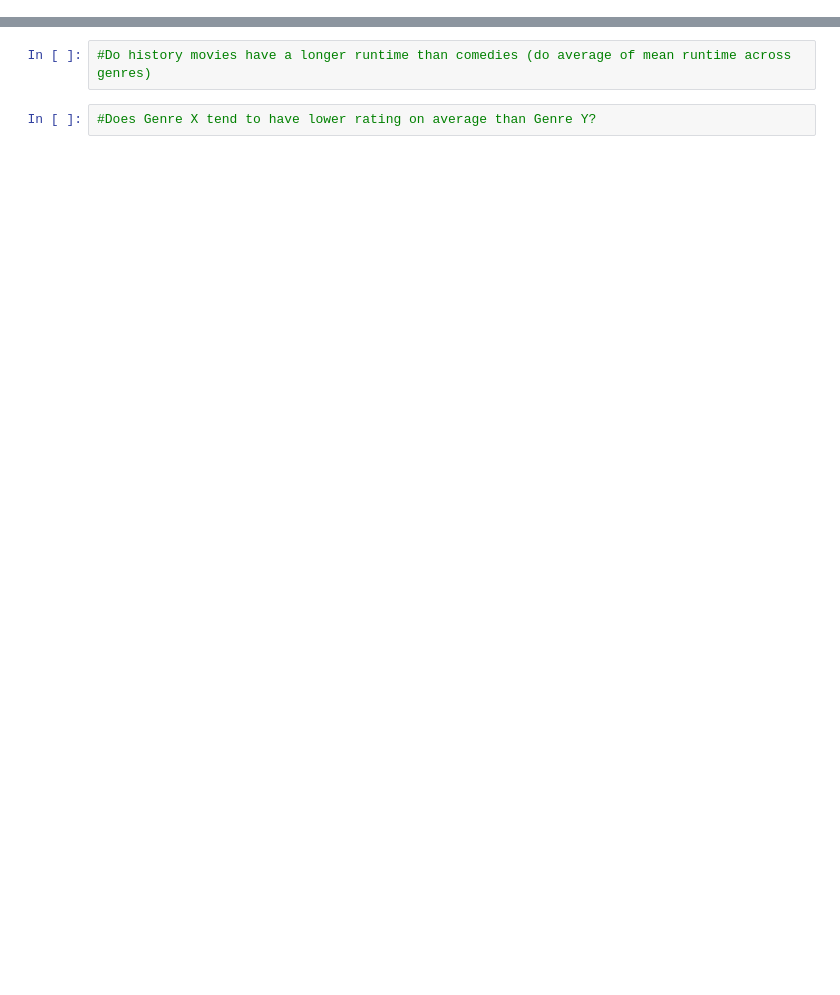
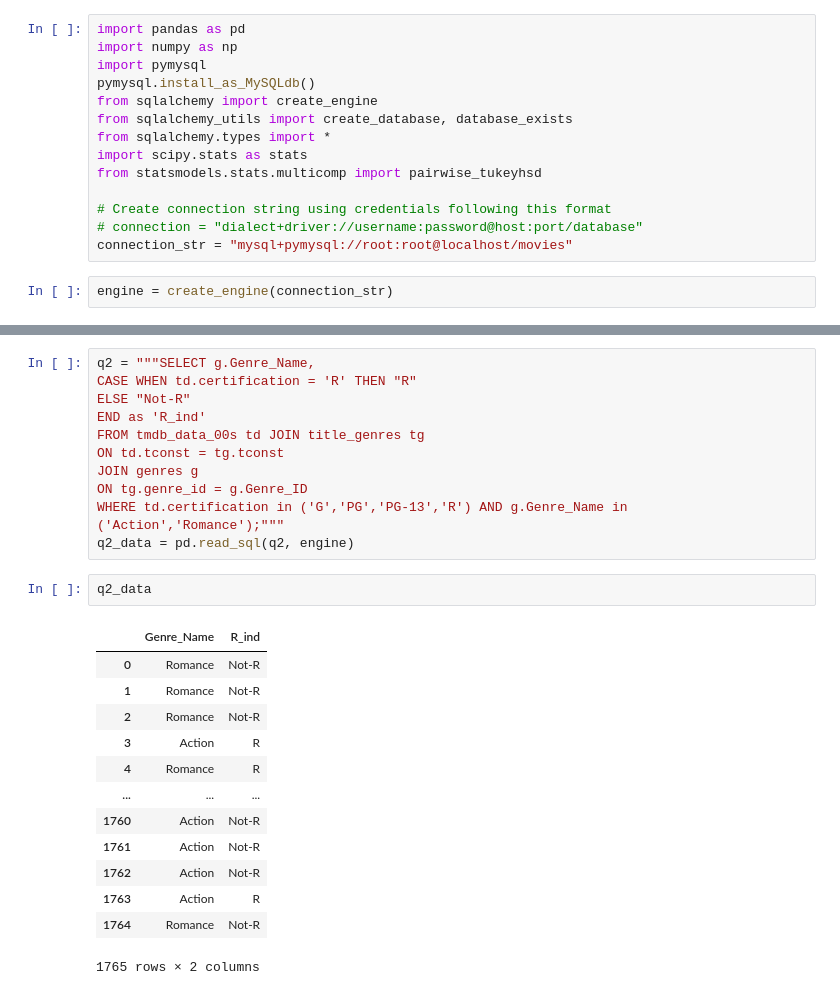
Before and after one commit to Richard-Shimada/Movie-Revenue-and-Ratings, a Jupyter notebook: Project 3 - Part 4 (Hypothesis testing).ipynb, the cells around one changed output, grey strips where cells are left out. Saved outputs shown, nothing was run; the diff lists cells and outputs as text; blank space fills up the shorter version.

```diff
--- a/Project 3 - Part 4 (Hypothesis testing).ipynb
+++ b/Project 3 - Part 4 (Hypothesis testing).ipynb
@@ -1,3 +1,19 @@
+# %%
+import pandas as pd
+import numpy as np
+import pymysql
+pymysql.install_as_MySQLdb()
+from sqlalchemy import create_engine
+from sqlalchemy_utils import create_database, database_exists
+from sqlalchemy.types import *
+import scipy.stats as stats
+from statsmodels.stats.multicomp import pairwise_tukeyhsd
+
+# Create connection string using credentials following this format
+# connection = "dialect+driver://username:password@host:port/database"
+connection_str = "mysql+pymysql://root:root@localhost/movies"
+# %%
+engine = create_engine(connection_str)
 # %% [markdown]
 <b> Q1. Does the MPAA rating of a movie (G/PG/PG-13/R) affect how much revenue the movie generates?
 
@@ -13,4 +185,27 @@ The standard significance level of alpha = 0.05 will be used.
 # %%
-#Do history movies have a longer runtime than comedies (do average of mean runtime across genres)
+q2 = """SELECT g.Genre_Name,
+CASE WHEN td.certification = 'R' THEN "R"
+ELSE "Not-R"
+END as 'R_ind'
+FROM tmdb_data_00s td JOIN title_genres tg
+ON td.tconst = tg.tconst
+JOIN genres g
+ON tg.genre_id = g.Genre_ID
+WHERE td.certification in ('G','PG','PG-13','R') AND g.Genre_Name in ('Action','Romance');"""
+q2_data = pd.read_sql(q2, engine)
-# %%
-#Does Genre X tend to have lower rating on average than Genre Y?
+# %%
+q2_data
+# %% [output]
+|  | Genre_Name | R_ind |
+| 0 | Romance | Not-R |
+| 1 | Romance | Not-R |
+| 2 | Romance | Not-R |
+| 3 | Action | R |
+| 4 | Romance | R |
+| ... | ... | ... |
+| 1760 | Action | Not-R |
+| 1761 | Action | Not-R |
+| 1762 | Action | Not-R |
+| 1763 | Action | R |
+| 1764 | Romance | Not-R |
+1765 rows × 2 columns
```
Also changed, not shown: parts of 40 cells of this notebook, 1 other file.
